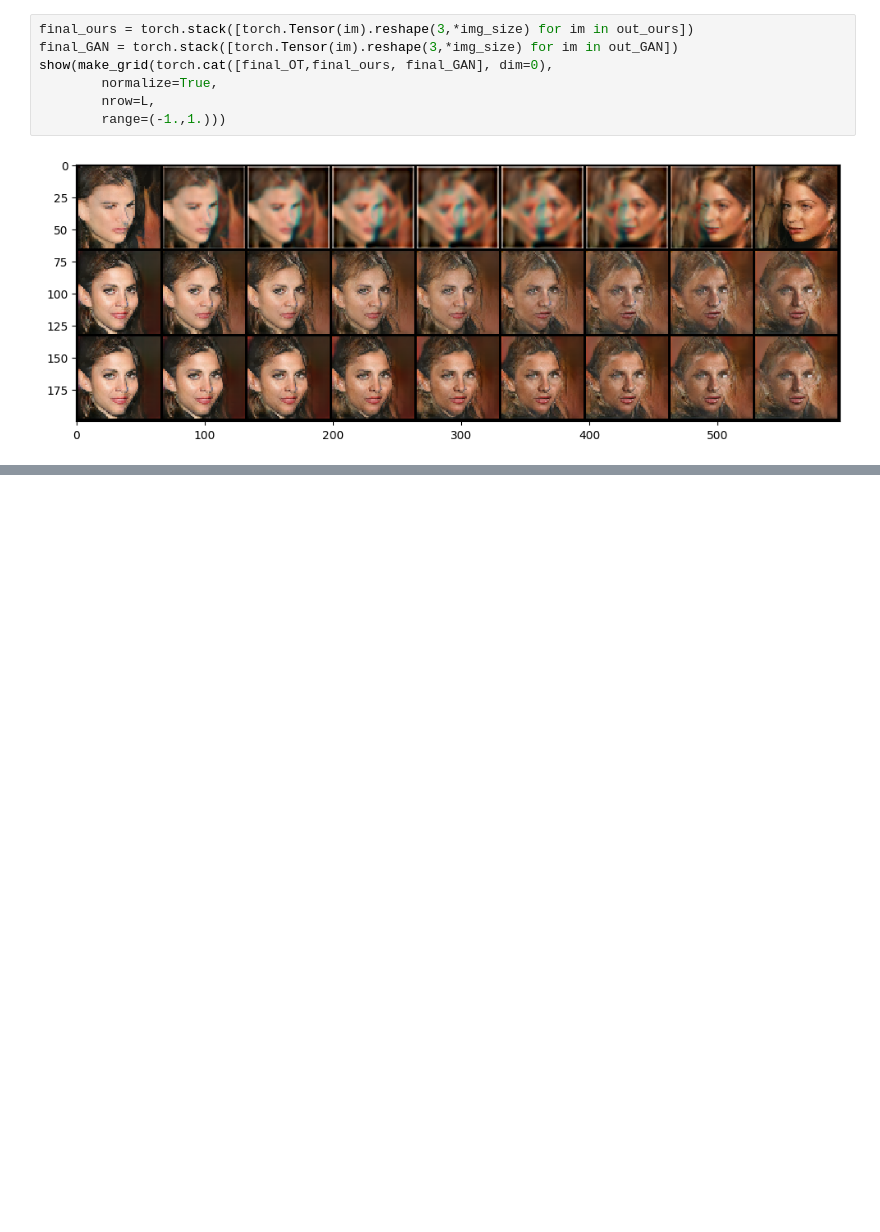
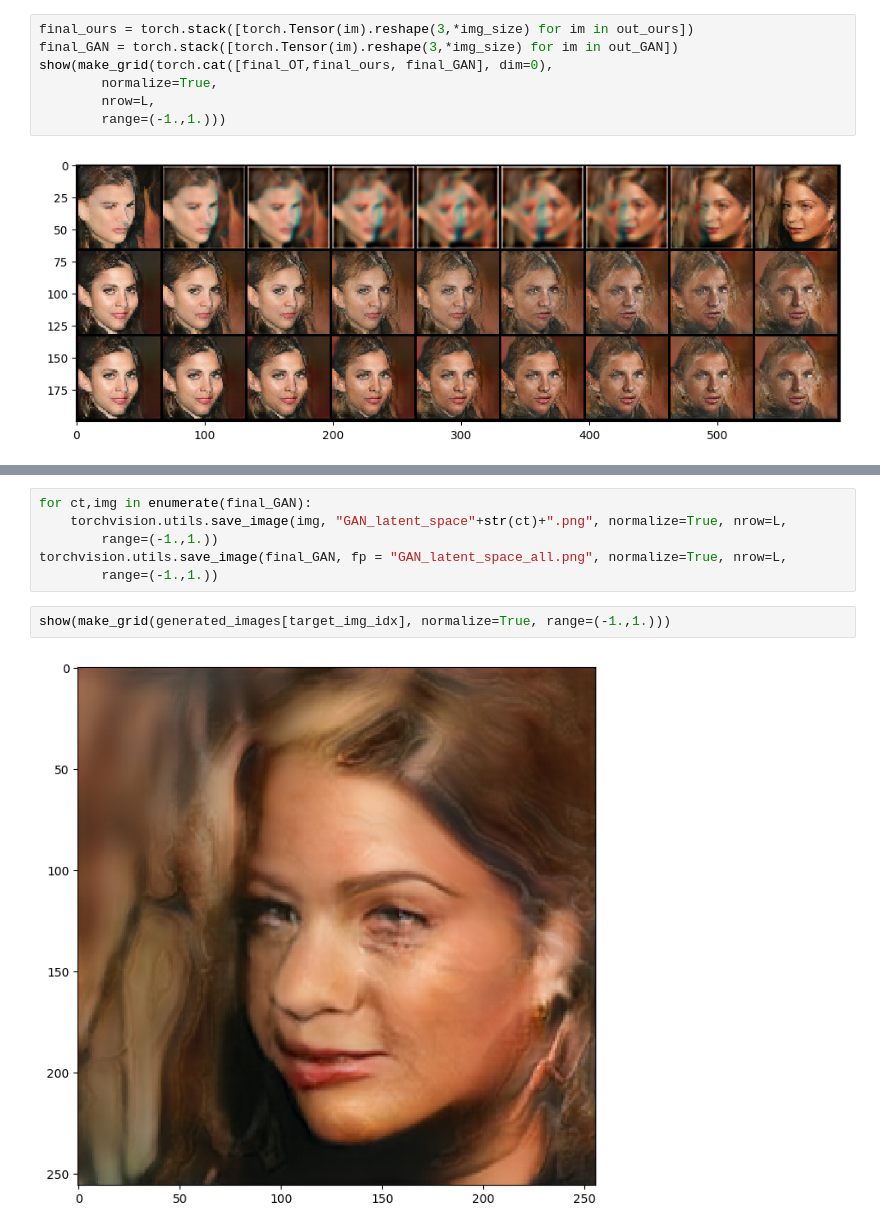
Before and after one commit to George0828Zhang/gradient-origin-morph, a Jupyter notebook: PGAN.ipynb, the cells around one changed output, grey strips where cells are left out. Cells and saved outputs as stored; diff of their text form; blank space fills up the shorter version.

```diff
--- a/PGAN.ipynb
+++ b/PGAN.ipynb
@@ -474,0 +542,10 @@ show(make_grid(torch.cat([final_OT,final_ours, final_GAN], dim=0),
+# %%
+for ct,img in enumerate(final_GAN):
+    torchvision.utils.save_image(img, "GAN_latent_space"+str(ct)+".png", normalize=True, nrow=L,
+        range=(-1.,1.))
+torchvision.utils.save_image(final_GAN, fp = "GAN_latent_space_all.png", normalize=True, nrow=L,
+        range=(-1.,1.))
+# %%
+show(make_grid(generated_images[target_img_idx], normalize=True, range=(-1.,1.)))
+# %% [output]
+[figure, added]
```
Also changed, not shown: parts of 8 cells of this notebook.
